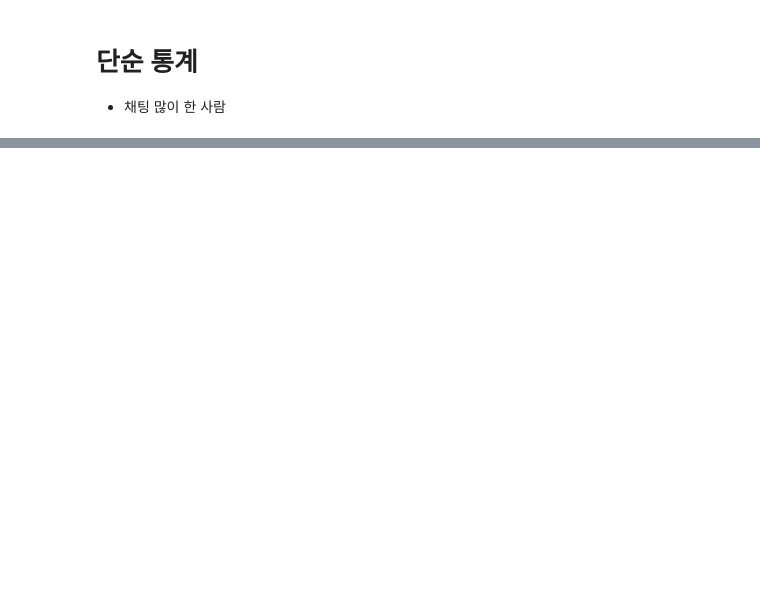
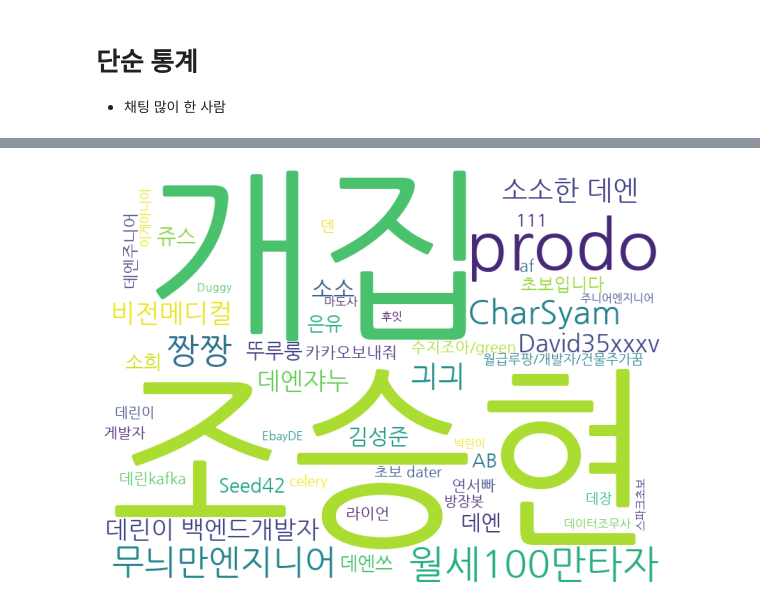
Before and after one commit to pakddo/de-openchat, a Jupyter notebook: DE_openchat.ipynb, the cells around one changed output, grey strips where cells are left out. Drawn from its saved outputs; the diff is of its cells as text; code cells hidden in the pictures; blank space fills up the shorter version.

```diff
--- a/DE_openchat.ipynb
+++ b/DE_openchat.ipynb
@@ -115,4 +112,4 @@ print(df_target_text.chat_name.unique())
 rank = df_target_text.groupby('chat_name').size().to_frame(name='count').reset_index()
 rank.sort_values('count', ascending=False, inplace=True)
 # %%
-rank.head(20)
+rank = rank.head(50)
@@ -147,0 +146,11 @@ okt = Okt()
+# %%
+rank_list = [(x[0], x[1]) for i, x in rank.iterrows()]
+# %%
+wc = WordCloud(font_path='/usr/share/fonts/truetype/nanum/NanumGothic.ttf', background_color='white', width=800, height=600)
+cloud = wc.generate_from_frequencies(dict(rank_list))
+plt.figure(figsize=(10, 8))
+plt.axis('off')
+plt.imshow(cloud)
+plt.show()
+# %% [output]
+[figure, added]
```
Also changed, not shown: parts of 8 cells of this notebook.
